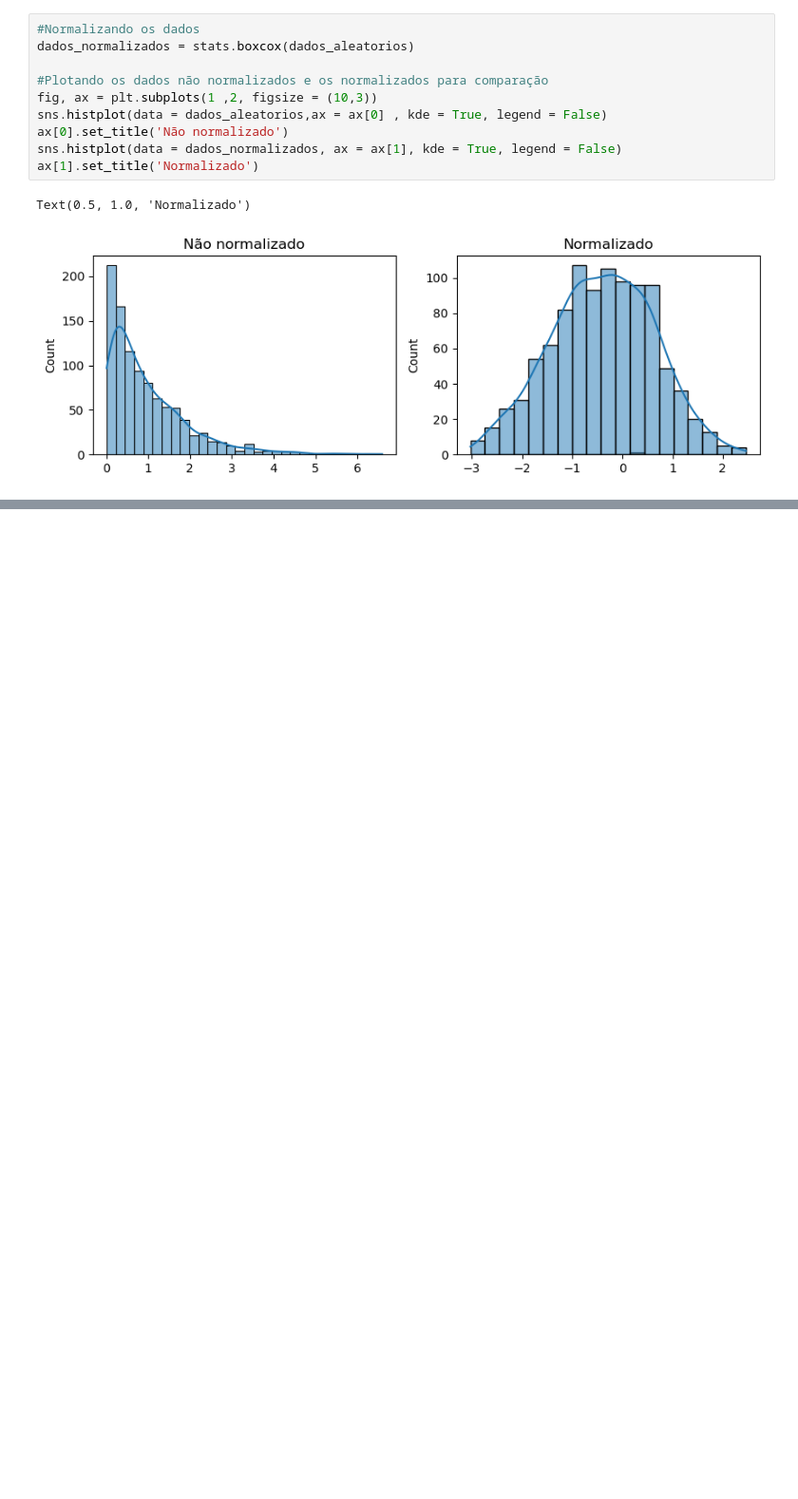
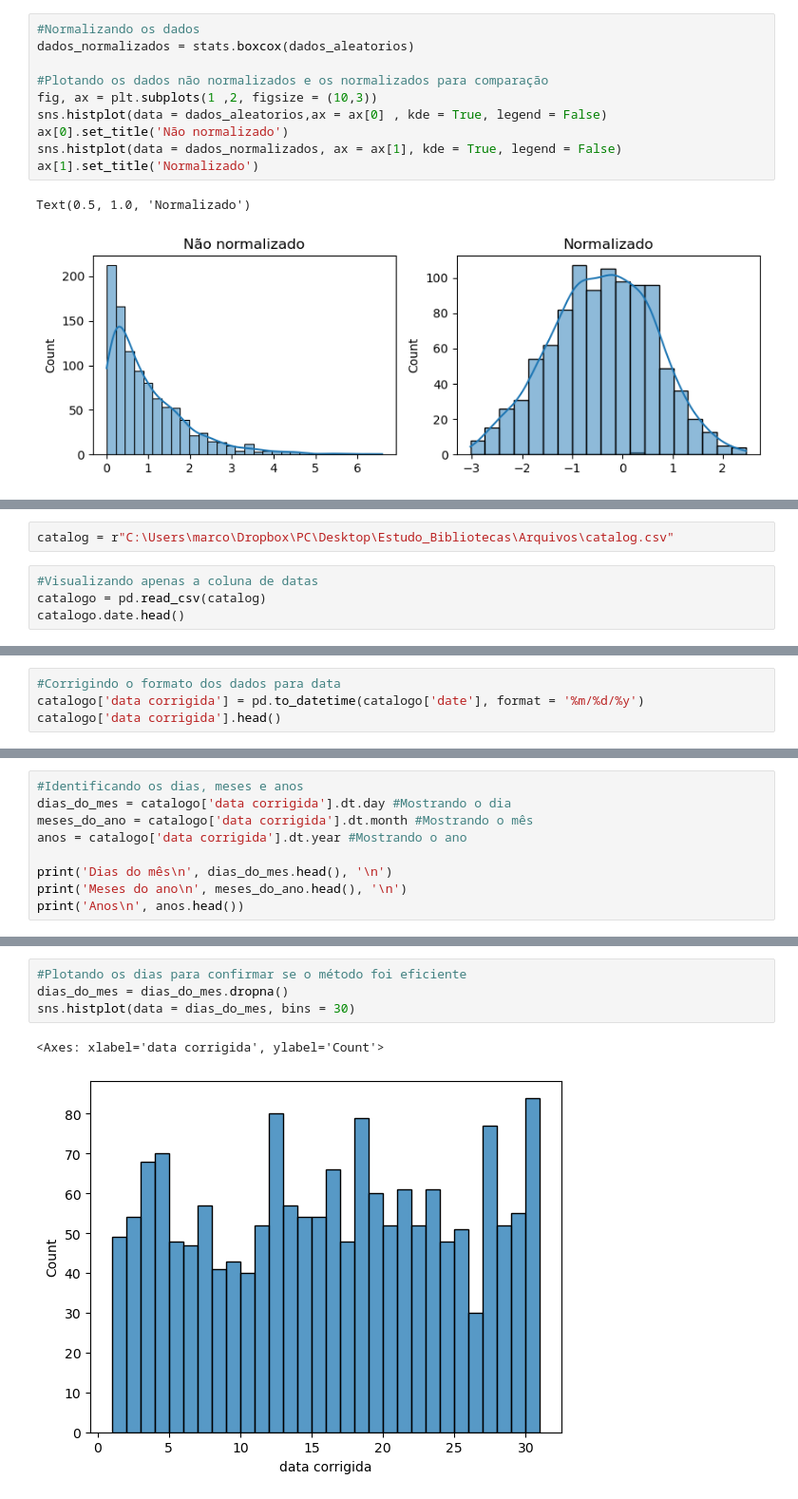
Before and after one commit to marcoapss98/Estudo_Bibliotecas, a Jupyter notebook: Limpeza de dados.ipynb, the cells around one changed output, grey strips where cells are left out. Shown at 95% size. Drawn from its saved outputs; the diff is of its cells as text; blank space fills up the shorter version.

Commit message:
Adição da seção Analisando datas

```diff
--- a/Limpeza de dados.ipynb
+++ b/Limpeza de dados.ipynb
@@ -163,0 +168,6 @@ Text(0.5, 1.0, 'Normalizado')
+# %%
+catalog = r"C:\Users\marco\Dropbox\PC\Desktop\Estudo_Bibliotecas\Arquivos\catalog.csv"
+# %%
+#Visualizando apenas a coluna de datas
+catalogo = pd.read_csv(catalog)
+catalogo.date.head()
@@ -163,0 +181,4 @@ Text(0.5, 1.0, 'Normalizado')
+# %%
+#Corrigindo o formato dos dados para data
+catalogo['data corrigida'] = pd.to_datetime(catalogo['date'], format = '%m/%d/%y')
+catalogo['data corrigida'].head()
@@ -163,0 +192,9 @@ Text(0.5, 1.0, 'Normalizado')
+# %%
+#Identificando os dias, meses e anos
+dias_do_mes = catalogo['data corrigida'].dt.day #Mostrando o dia
+meses_do_ano = catalogo['data corrigida'].dt.month #Mostrando o mês
+anos = catalogo['data corrigida'].dt.year #Mostrando o ano
+
+print('Dias do mês\n', dias_do_mes.head(), '\n')
+print('Meses do ano\n', meses_do_ano.head(), '\n')
+print('Anos\n', anos.head())
@@ -163,0 +219,7 @@ Text(0.5, 1.0, 'Normalizado')
+# %%
+#Plotando os dias para confirmar se o método foi eficiente
+dias_do_mes = dias_do_mes.dropna()
+sns.histplot(data = dias_do_mes, bins = 30)
+# %% [output]
+<Axes: xlabel='data corrigida', ylabel='Count'>
+[figure, added]
```
Also changed, not shown: parts of 5 cells of this notebook.
